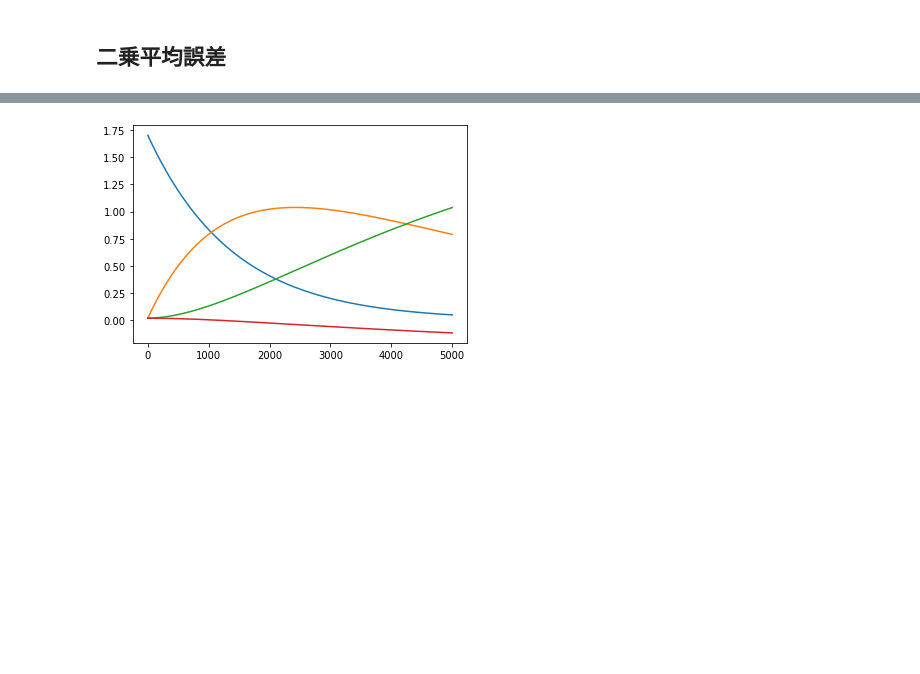
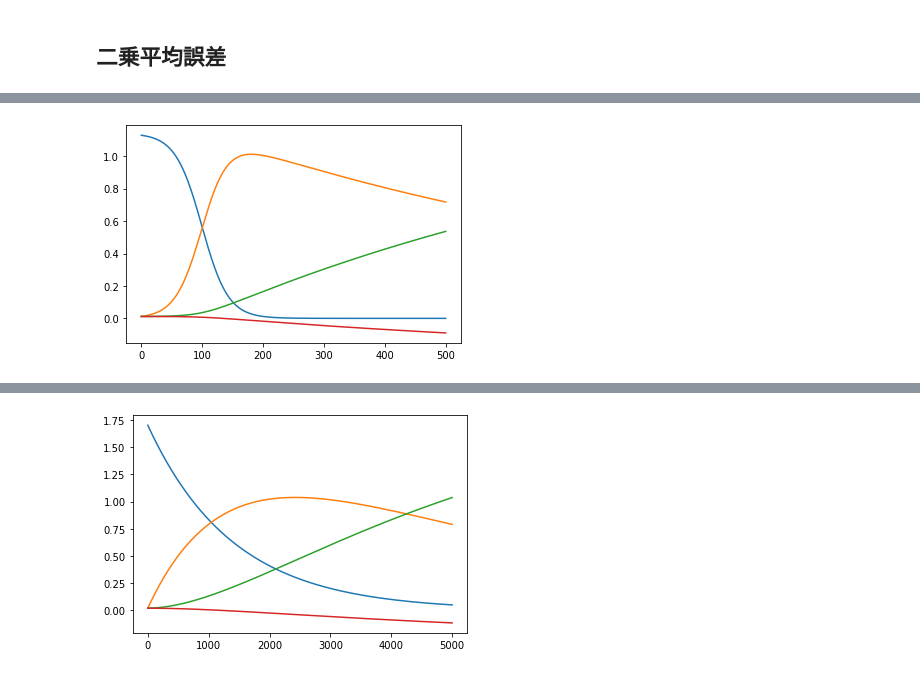
Before and after one commit to ShuichiroTsuda/TrendModel, a Jupyter notebook: TrendModel.ipynb, the cells around one changed output, grey strips where cells are left out. Cells and saved outputs as stored; diff of their text form; code cells hidden in the pictures; blank space fills up the shorter version.

```diff
--- a/TrendModel.ipynb
+++ b/TrendModel.ipynb
@@ -155,0 +176,9 @@ opt = basinhopping(rmse2, [1, 1, 1], minimizer_kwargs={"args": a, "method": "L-B
+# %%
+T = 50
+X, t_set = model2_standardized(opt.x, T)
+fig, ax = plt.subplots()
+labels = ["y1", "y2", "y3", "y4"]
+for i in range(4):
+    ax.plot(X[:,i], label=labels[i])
+# %% [output]
+[figure, added]
```
Also changed, not shown: parts of 7 cells of this notebook.
